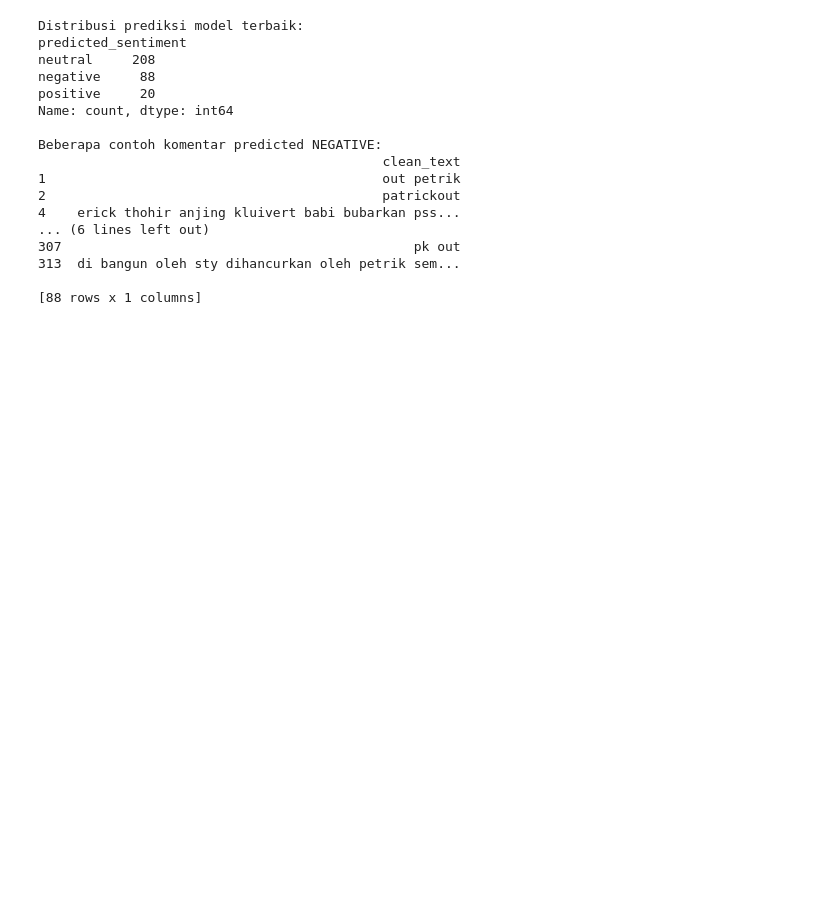
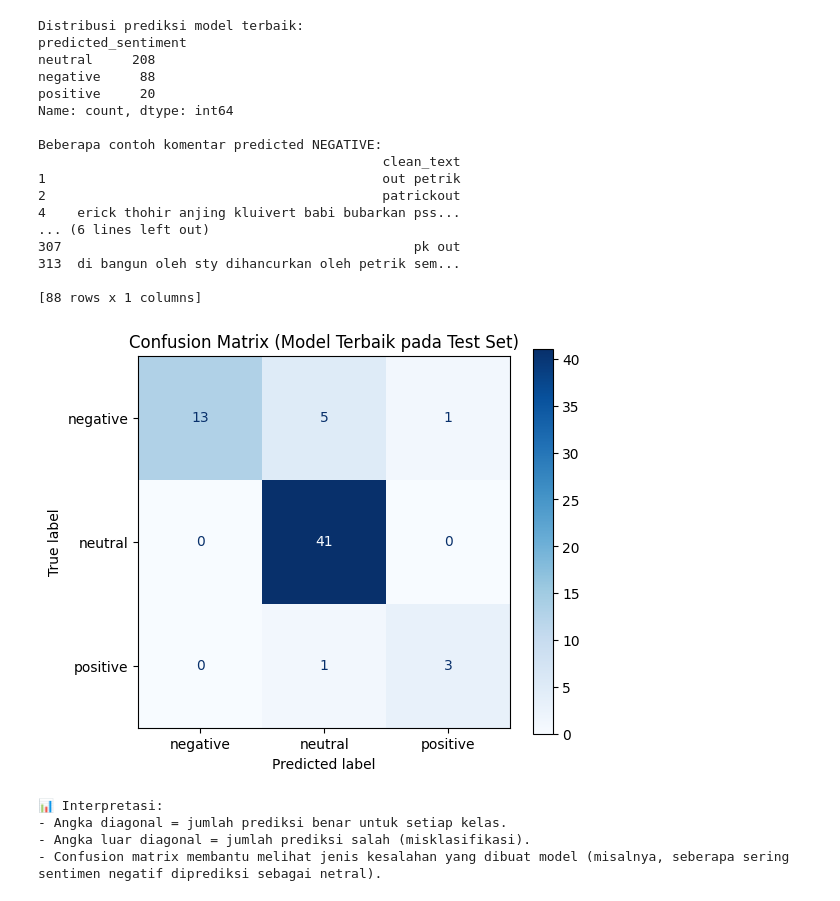
Before and after one commit to RandiBro234/Analisis-Sentimen-with-Machine-Learning-Approach, a Jupyter notebook: Analisis_Sentimen_Machine_Learning.ipynb, the cells around one changed output. Drawn from its saved outputs; the diff is of its cells as text; code cells hidden in the pictures; blank space fills up the shorter version.

```diff
--- a/Analisis_Sentimen_Machine_Learning.ipynb
+++ b/Analisis_Sentimen_Machine_Learning.ipynb
@@ -312,3 +312,38 @@ Beberapa contoh komentar predicted NEGATIVE:
 313  di bangun oleh sty dihancurkan oleh petrik sem...
 
 [88 rows x 1 columns]
+# %%
+# Session 9: Visualisasi Confusion Matrix Setelah Fine-Tuning
+import matplotlib.pyplot as plt
+from sklearn.metrics import confusion_matrix, ConfusionMatrixDisplay
+
+# Asumsi kamu sudah punya:
+# y_test → label asli
+# y_pred → hasil prediksi model terbaik di test set
+
+# --- Hitung confusion matrix ---
+cm = confusion_matrix(y_test, y_pred)
+disp = ConfusionMatrixDisplay(confusion_matrix=cm,
+                              display_labels=['negative', 'neutral', 'positive']) # Updated labels to match the actual class labels
+
+# --- Plot dengan gaya yang mirip gambar kamu ---
+fig, ax = plt.subplots(figsize=(6,5)) # Increased figure size for better readability
+disp.plot(cmap='Blues', ax=ax, colorbar=True) # Changed cmap for variety
+plt.title("Confusion Matrix (Model Terbaik pada Test Set)") # Updated title
+plt.xlabel("Predicted label")
+plt.ylabel("True label")
+plt.show()
+
+# --- Analisis tambahan ---
+print("""
+📊 Interpretasi:
+- Angka diagonal = jumlah prediksi benar untuk setiap kelas.
+- Angka luar diagonal = jumlah prediksi salah (misklasifikasi).
+- Confusion matrix membantu melihat jenis kesalahan yang dibuat model (misalnya, seberapa sering sentimen negatif diprediksi sebagai netral).
+""")
+# %% [output]
+[figure, added]
+📊 Interpretasi:
+- Angka diagonal = jumlah prediksi benar untuk setiap kelas.
+- Angka luar diagonal = jumlah prediksi salah (misklasifikasi).
+- Confusion matrix membantu melihat jenis kesalahan yang dibuat model (misalnya, seberapa sering sentimen negatif diprediksi sebagai netral).
```
Also changed, not shown: parts of 1 cell of this notebook.
